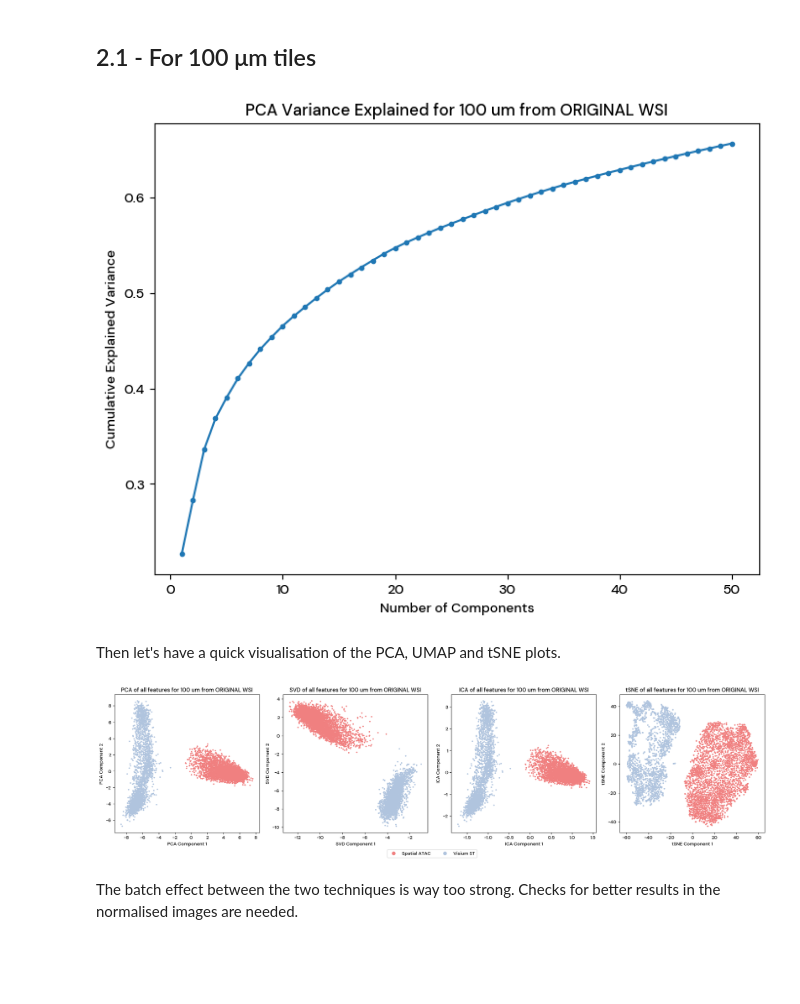
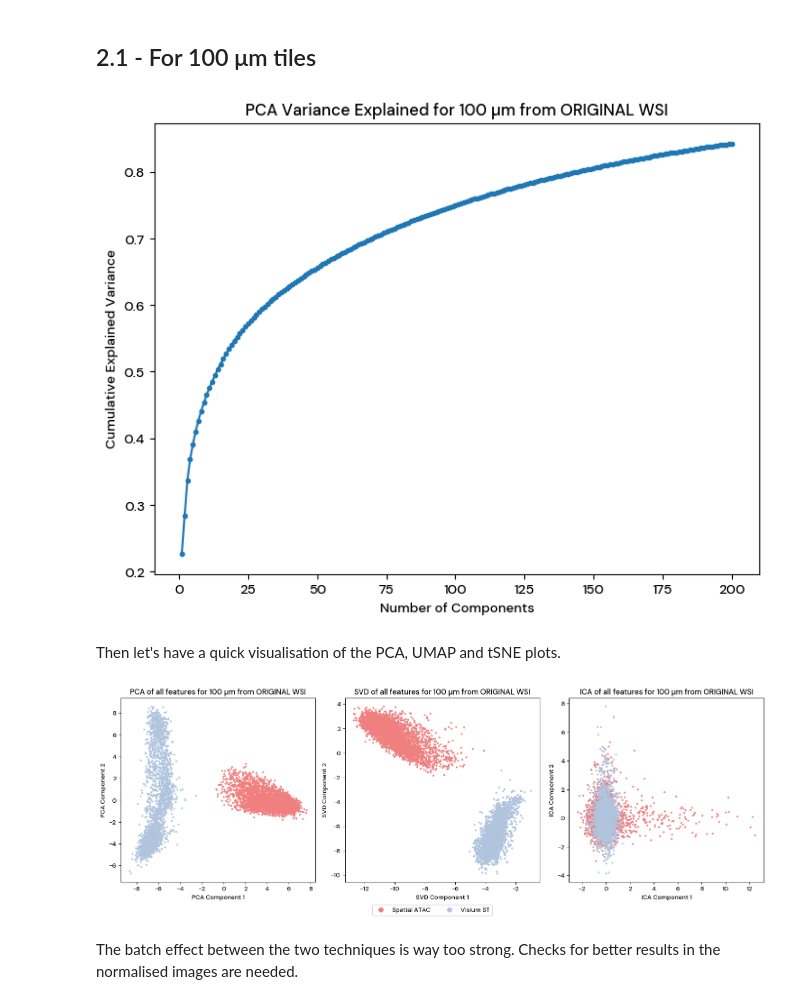
Before and after one commit to gabriele-gambero/Gabriele_Master_project, a Jupyter notebook: 4_features_clustering/uni2_h/on_merged_samples/from_uni2_h_MERGED_ORIGINAL_WSI.ipynb, the cells around one changed output. Drawn from its saved outputs; the diff is of its cells as text; code cells hidden in the pictures; blank space fills up the shorter version.

```diff
--- a/4_features_clustering/uni2_h/on_merged_samples/from_uni2_h_MERGED_ORIGINAL_WSI.ipynb
+++ b/4_features_clustering/uni2_h/on_merged_samples/from_uni2_h_MERGED_ORIGINAL_WSI.ipynb
@@ -142,21 +144,21 @@ Let's plot the cumulative variance explained by the most important components.
 # %%
 from utils_clust_n_class import pca_cumulative_variance_plot
 
-plot = pca_cumulative_variance_plot(merged_selected_pickle_df_100um, normalisation_name, TILE_SIZE)
+plot = pca_cumulative_variance_plot(merged_selected_pickle_df_100um, normalisation_name, TILE_SIZE, n_comp = 200)
 plot.show()
 # %% [output]
-[figure, old version]
+[figure, new version]
 # %% [markdown]
 Then let's have a quick visualisation of the PCA, UMAP and tSNE plots.
 # %%
 from utils_clust_n_class import all_dim_red
 
 COLORS_FOR_SPATIALS = {"Spatial ATAC": "lightcoral", "Visium ST": "lightsteelblue"}
 
-plot_100, dim_red_results_100 =  all_dim_red(merged_selected_pickle_df_100um, normalisation_name, COLORS_FOR_SPATIALS, TILE_SIZE, selected_methods = ["PCA", "SVD", "ICA", "tSNE"])
+plot_100, dim_red_results_100 =  all_dim_red(merged_selected_pickle_df_100um, normalisation_name, COLORS_FOR_SPATIALS, TILE_SIZE, selected_methods = ["PCA", "SVD", "ICA"], n_comp = 200)
 plot_100.show()
 # %% [output]
-[figure, old version]
+[figure, new version]
 # %%
 plot_100.savefig(os.path.join(PATH_TO_FIGURES, f"plot_all_dimensionality_reductions_{TILE_SIZE}um_{normalisation_name.replace(' ', '_')}.pdf"),
                 format="PDF", bbox_inches='tight')
```
Also changed, not shown: parts of 3 cells of this notebook, 46 other files.
